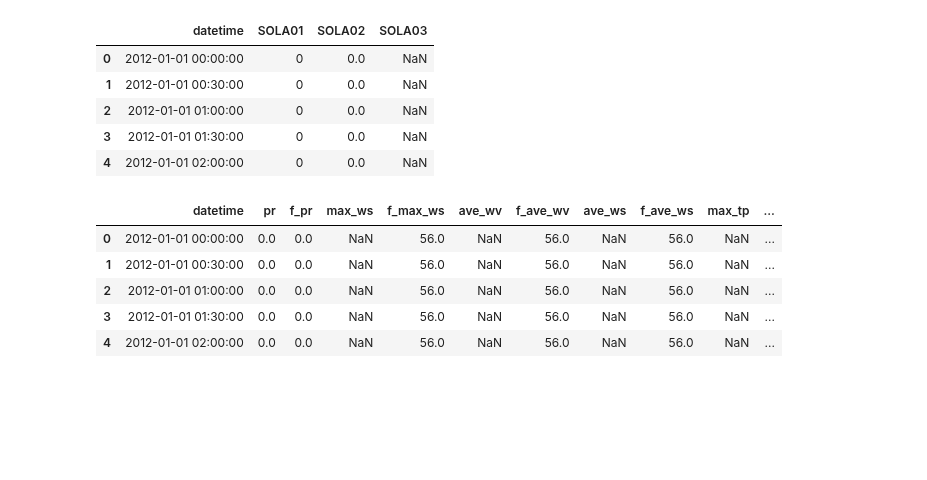
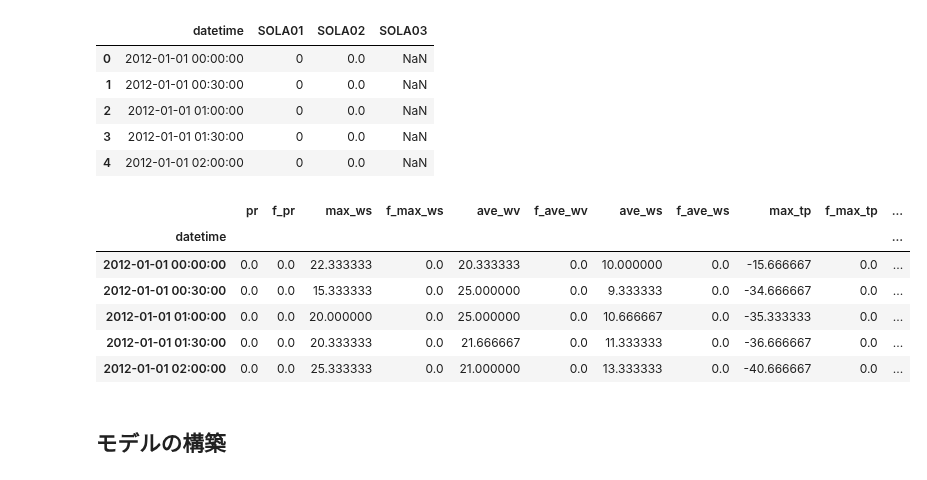
Before and after one commit to gciteam6/predict_amd, a Jupyter notebook: rnn_test.ipynb, the cells around one changed output. Drawn from its saved outputs; the diff is of its cells as text; code cells hidden in the pictures; blank space fills up the shorter version.

Commit message:
current work
for save my work data

```diff
--- a/rnn_test.ipynb
+++ b/rnn_test.ipynb
@@ -61,27 +66,31 @@ output_data.head()
 # %%
 # データの読み込み
 # 処理済みデータを読み込む。無かったら作る
 try:
     amd_data = pd.read_csv('data/processed_data/amd_data.tsv', delimiter='\t')
+    amd_data['datetime'] = amd_data['datetime'].map(lambda x : pd.to_datetime(x))
 
 except:
-    # amd_46061は浮島発電所に一番近い日吉アメダスのデータが入っている
+    # 河口湖アメダスのデータを使って予測する, amd_49251
     # 各amdidはamd_masterに記載されている
-    amd_data = pd.read_csv('data/raw_data/amd_46061.tsv', delimiter = '\t')
+    amd_data = pd.read_csv('data/raw_data/amd_49251.tsv', delimiter = '\t')
 
     amd_data = set_time(amd_data, 'datetime')
     amd_data['datetime'] = amd_data['datetime'].map(lambda x : pd.to_datetime(x))
 
     # 30分ごとに平均を集計
     amd_data = amd_data.set_index('datetime').groupby(pd.TimeGrouper(freq='1800s', closed='left')).mean()
 
     amd_data.to_csv('data/processed_data/amd_data.tsv', sep='\t')
 
 amd_data.head()
 # %% [output]
-|  | datetime | pr | f_pr | max_ws | f_max_ws | ave_wv | f_ave_wv | ave_ws | f_ave_ws | max_tp | ... |
-| 0 | 2012-01-01 00:00:00 | 0.0 | 0.0 | NaN | 56.0 | NaN | 56.0 | NaN | 56.0 | NaN | ... |
-| 1 | 2012-01-01 00:30:00 | 0.0 | 0.0 | NaN | 56.0 | NaN | 56.0 | NaN | 56.0 | NaN | ... |
-| 2 | 2012-01-01 01:00:00 | 0.0 | 0.0 | NaN | 56.0 | NaN | 56.0 | NaN | 56.0 | NaN | ... |
-| 3 | 2012-01-01 01:30:00 | 0.0 | 0.0 | NaN | 56.0 | NaN | 56.0 | NaN | 56.0 | NaN | ... |
-| 4 | 2012-01-01 02:00:00 | 0.0 | 0.0 | NaN | 56.0 | NaN | 56.0 | NaN | 56.0 | NaN | ... |
+|  | pr | f_pr | max_ws | f_max_ws | ave_wv | f_ave_wv | ave_ws | f_ave_ws | max_tp | f_max_tp | ... |
+| datetime |  |  |  |  |  |  |  |  |  |  | ... |
+| 2012-01-01 00:00:00 | 0.0 | 0.0 | 22.333333 | 0.0 | 20.333333 | 0.0 | 10.000000 | 0.0 | -15.666667 | 0.0 | ... |
+| 2012-01-01 00:30:00 | 0.0 | 0.0 | 15.333333 | 0.0 | 25.000000 | 0.0 | 9.333333 | 0.0 | -34.666667 | 0.0 | ... |
+| 2012-01-01 01:00:00 | 0.0 | 0.0 | 20.000000 | 0.0 | 25.000000 | 0.0 | 10.666667 | 0.0 | -35.333333 | 0.0 | ... |
+| 2012-01-01 01:30:00 | 0.0 | 0.0 | 20.333333 | 0.0 | 21.666667 | 0.0 | 11.333333 | 0.0 | -36.666667 | 0.0 | ... |
+| 2012-01-01 02:00:00 | 0.0 | 0.0 | 25.333333 | 0.0 | 21.000000 | 0.0 | 13.333333 | 0.0 | -40.666667 | 0.0 | ... |
+# %% [markdown]
+## **モデルの構築**
```
Also changed, not shown: parts of 10 cells of this notebook, 4 other files.
